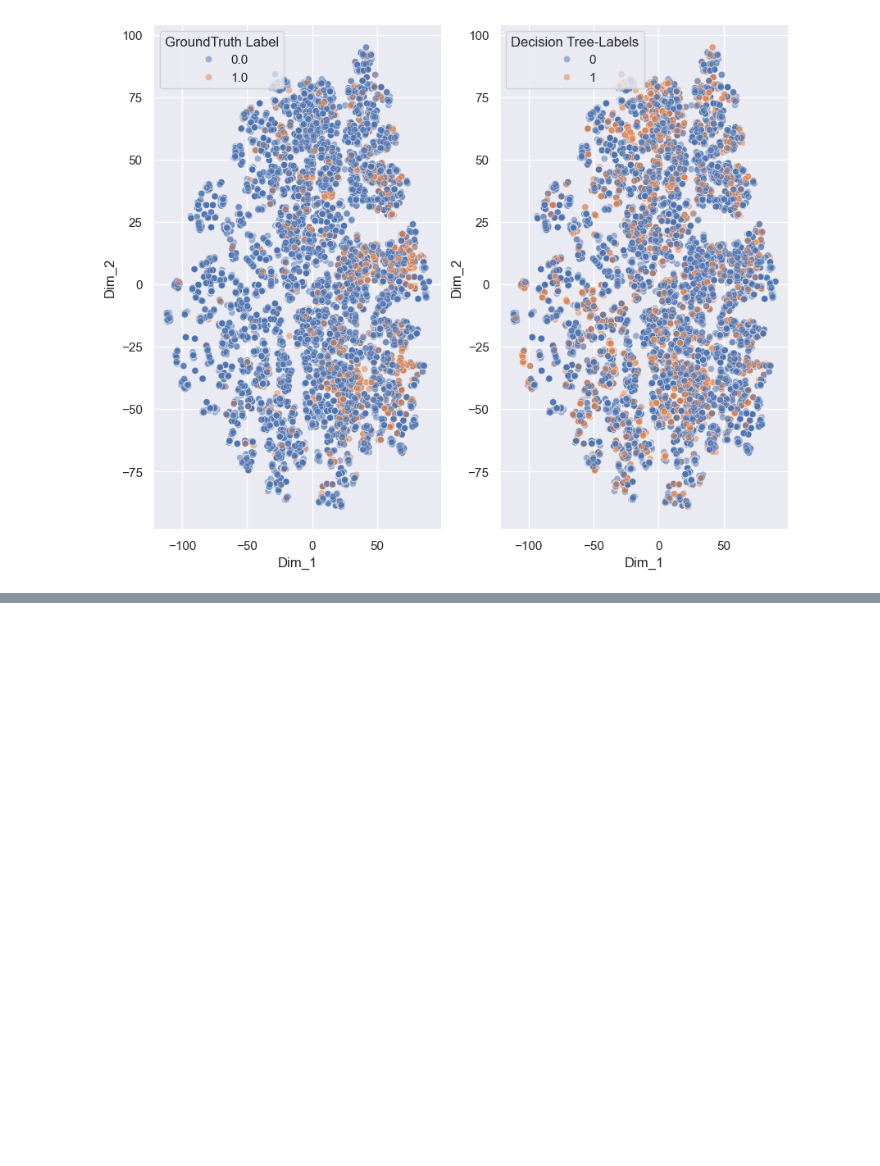
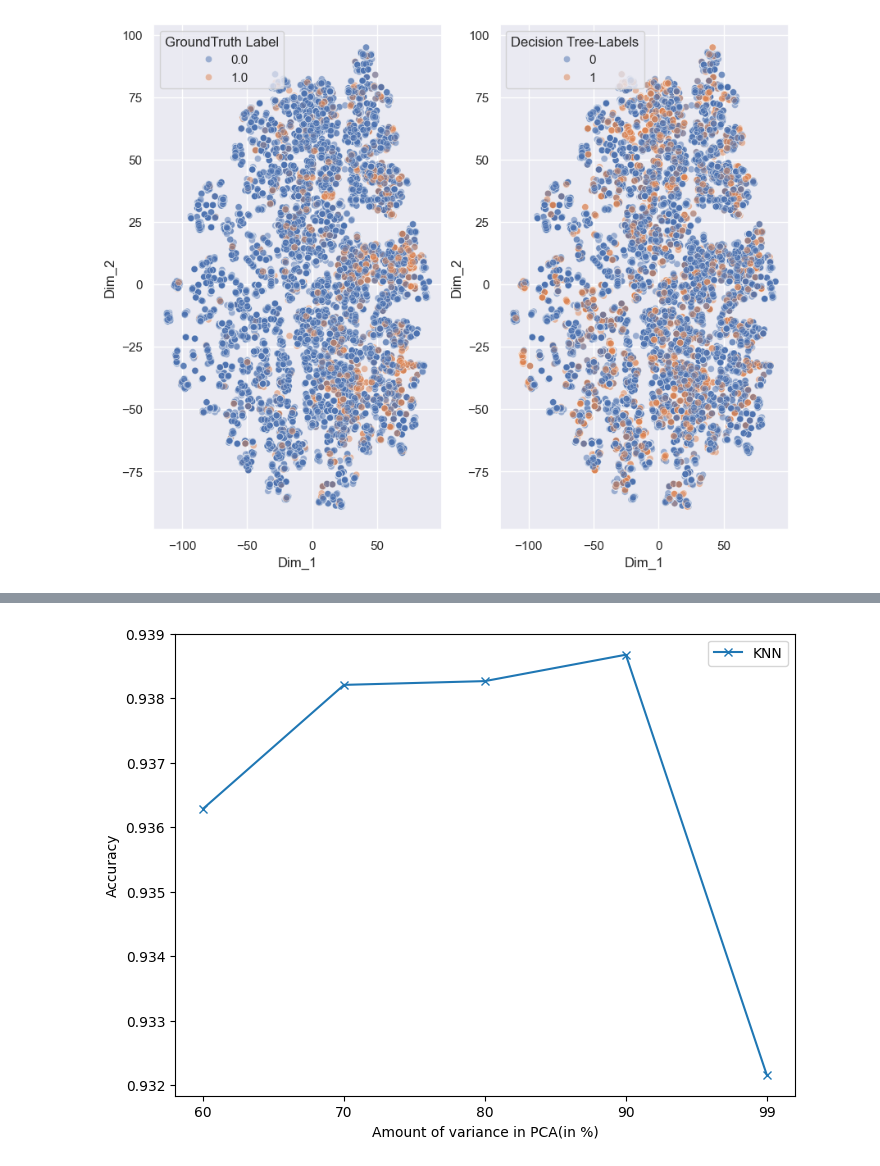
Before and after one commit to iiitssdproject/anomaly-detection, a Jupyter notebook: Anomaly Detection.ipynb, the cells around one changed output, grey strips where cells are left out. Cells and saved outputs as stored; diff of their text form; code cells hidden in the pictures; blank space fills up the shorter version.

```diff
--- a/Anomaly Detection.ipynb
+++ b/Anomaly Detection.ipynb
@@ -894,0 +1174,28 @@ plt.show()
+# %%
+knn=[]
+
+variance_retained=[60,70, 80,90, 99]
+for variance in variance_retained:
+  components_pca=np.argmax(var>=variance)+1
+  pca_=PCA(n_components=components_pca)
+  X_pca=pca_.fit_transform(df_normalized)
+  print(f'Shape of original dataset:{df_normalized.shape}')
+  print(f'Shape of dataset after after Dimesnionality Reduction with {variance}% variance retained: {X_pca.shape}\n')
+
+  print('-------Accuracy on BASELINE KNN model-----\n')
+
+  print(f'KNN : {baseline_accuracy}\n')
+
+
+  X_train_pca,X_test_pca,y_train_pca, y_test_pca=train_test_split(X_pca, y, test_size=0.4, random_state=42,stratify=y)
+
+  knn_clf_pca = KNeighborsClassifier()
+  knn_clf_pca.fit(X_train_pca,y_train_pca)
+  y_pred_knn_pca=knn_clf_pca.predict(X_test_pca)
+  acc_knn_pca=accuracy_score(y_pred_knn_pca,y_test_pca)
+  knn.append(acc_knn_pca)
+
+
+  print(f'-------Accuracy after dimensionality reduction with PCA {variance}% (variance retained)----------\n')
+  print(f'KNN : {acc_knn_pca}')
+  print("xxxxxxxxxxxxxxxxxxxxxxxxxxxxxxxxxxxxxxxxxxxxxxxx\n")
@@ -894,0 +1220,12 @@ plt.show()
+# %%
+x=[0,1,2,3,4]
+variance_retained=[60,70, 80,90,99]
+plt.figure(figsize=(8,6))
+plt.plot(knn, label='KNN',marker='x')
+plt.xticks(x,variance_retained)
+plt.ylabel('Accuracy')
+plt.xlabel('Amount of variance in PCA(in %)')
+plt.legend()
+plt.show()
+# %% [output]
+[figure, added]
```
Also changed, not shown: parts of 11 cells of this notebook, 1 other file.
